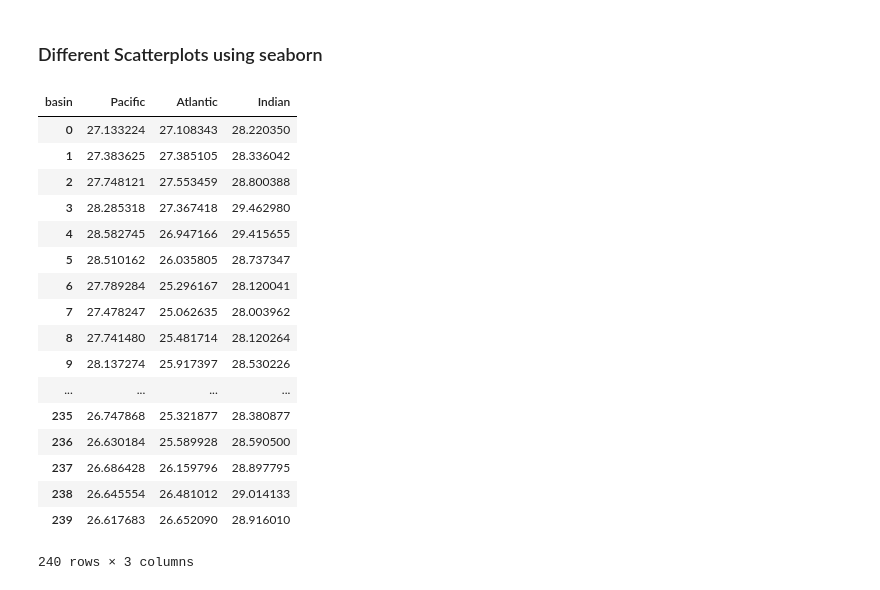
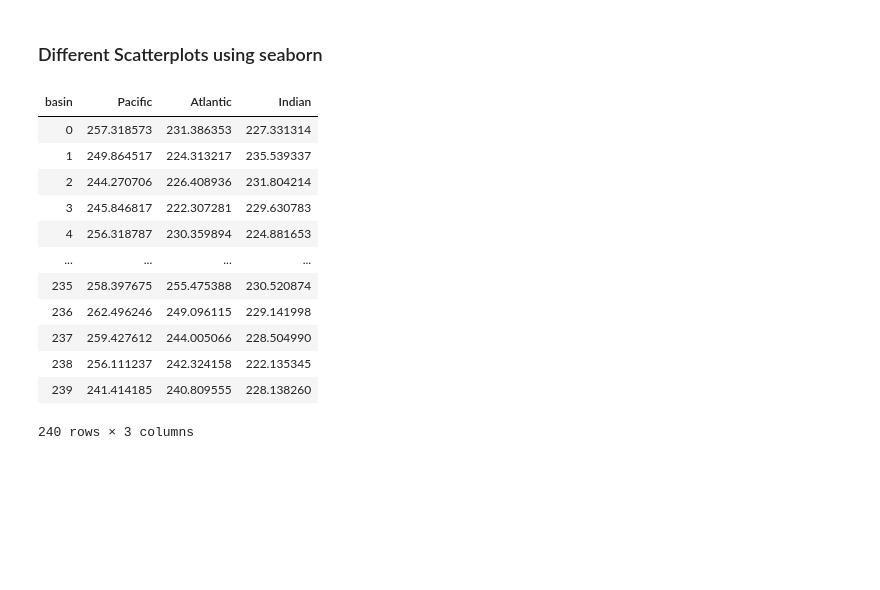
Before and after one commit to sisams/MPO624-2020, a Jupyter notebook: Course_Modules_Topics_Notebooks/covariance_matrix_and_decompositions/ENSO_multiple_variables_scatter_bins.ipynb, the cells around one changed output. Drawn from its saved outputs; the diff is of its cells as text; code cells hidden in the pictures; blank space fills up the shorter version.

```diff
--- a/Course_Modules_Topics_Notebooks/covariance_matrix_and_decompositions/ENSO_multiple_variables_scatter_bins.ipynb
+++ b/Course_Modules_Topics_Notebooks/covariance_matrix_and_decompositions/ENSO_multiple_variables_scatter_bins.ipynb
@@ -35,6 +35,7 @@ Data variables:
 # load variable data from file
 sst=data.sst
 olr=data.olr
+precip=data.precip
 lon=data.lon
 time=data.time
 print(sst.shape,lon.shape,time.shape)
@@ -182,17 +179,17 @@ AttributeError: 'numpy.ndarray' object has no attribute 'values'
 # %%
 # # slice according to longitude
-# Pac_sst = sst.sel(lon=slice(*Pac_lon_bnds))
-# Atl_sst = sst.sel(lon=(lon >= Atl_lon_bnds[0]) | (lon <= Atl_lon_bnds[1]))
-# Ind_sst = sst.sel(lon=slice(*Ind_lon_bnds))
-# print(Pac_sst.shape,Atl_sst.shape,Ind_sst.shape)
+Pac_sst,Pac_olr,Pac_precip = sst.sel(lon=slice(*Pac_lon_bnds)),olr.sel(lon=slice(*Pac_lon_bnds)),precip.sel(lon=slice(*Pac_lon_bnds))
+Atl_sst,Atl_olr,Atl_precip = sst.sel(lon=(lon >= Atl_lon_bnds[0]) | (lon <= Atl_lon_bnds[1])),olr.sel(lon=(lon >= Atl_lon_bnds[0]) | (lon <= Atl_lon_bnds[1])),precip.sel(lon=(lon >= Atl_lon_bnds[0]) | (lon <= Atl_lon_bnds[1]))
+Ind_sst,Ind_olr,Ind_precip = sst.sel(lon=slice(*Ind_lon_bnds)),olr.sel(lon=slice(*Ind_lon_bnds)),precip.sel(lon=slice(*Ind_lon_bnds))
+print(Pac_sst.shape,Atl_sst.shape,Ind_sst.shape)
 # %% [output]
 (240, 49) (240, 49) (240, 49)
 # %%
 # taking mean across longitudinal band
 
-Pac_sst = Pac_sst.mean(dim='lon')
-Atl_sst = Atl_sst.mean(dim='lon')
-Ind_sst = Ind_sst.mean(dim='lon')
+Pac_sst,Pac_olr,Pac_precip = Pac_sst.mean(dim='lon'),Pac_olr.mean(dim='lon'),Pac_precip.mean(dim='lon')
+Atl_sst,Atl_olr,Atl_precip = Atl_sst.mean(dim='lon'),Atl_olr.mean(dim='lon'),Atl_precip.mean(dim='lon')
+Ind_sst,Ind_olr,Ind_precip = Ind_sst.mean(dim='lon'),Ind_olr.mean(dim='lon'),Ind_precip.mean(dim='lon')
 print(Pac_sst.shape,Atl_sst.shape,Ind_sst.shape)
 # %% [output]
 (240,) (240,) (240,)
@@ -200,26 +197,21 @@ print(Pac_sst.shape,Atl_sst.shape,Ind_sst.shape)
 ### Different Scatterplots using seaborn
 # %%
 # setting up a dataframe where the rows are time and columns are basin
-d = {'Pacific': Pac_sst, 'Atlantic': Atl_sst, 'Indian': Ind_sst}
-df = pd.DataFrame(d,dtype=float)
-df = df.rename_axis('basin',axis='columns')
-df
+d1,d2,d3 = {'Pacific': Pac_sst, 'Atlantic': Atl_sst, 'Indian': Ind_sst},{'Pacific': Pac_olr, 'Atlantic': Atl_olr, 'Indian': Ind_olr},{'Pacific': Pac_precip, 'Atlantic': Atl_precip, 'Indian': Ind_precip}
+df1,df2,df3 = pd.DataFrame(d1,dtype=float),pd.DataFrame(d2,dtype=float),pd.DataFrame(d3,dtype=float)
+df1,df2,df3 = df1.rename_axis('basin',axis='columns'),df2.rename_axis('basin',axis='columns'),df3.rename_axis('basin',axis='columns')
+df2
 # %% [output]
 | basin | Pacific | Atlantic | Indian |
-| 0 | 27.133224 | 27.108343 | 28.220350 |
-| 1 | 27.383625 | 27.385105 | 28.336042 |
-| 2 | 27.748121 | 27.553459 | 28.800388 |
-| 3 | 28.285318 | 27.367418 | 29.462980 |
-| 4 | 28.582745 | 26.947166 | 29.415655 |
-| 5 | 28.510162 | 26.035805 | 28.737347 |
-| 6 | 27.789284 | 25.296167 | 28.120041 |
-| 7 | 27.478247 | 25.062635 | 28.003962 |
-| 8 | 27.741480 | 25.481714 | 28.120264 |
-| 9 | 28.137274 | 25.917397 | 28.530226 |
+| 0 | 257.318573 | 231.386353 | 227.331314 |
+| 1 | 249.864517 | 224.313217 | 235.539337 |
+| 2 | 244.270706 | 226.408936 | 231.804214 |
+| 3 | 245.846817 | 222.307281 | 229.630783 |
+| 4 | 256.318787 | 230.359894 | 224.881653 |
 | ... | ... | ... | ... |
-| 235 | 26.747868 | 25.321877 | 28.380877 |
-| 236 | 26.630184 | 25.589928 | 28.590500 |
-| 237 | 26.686428 | 26.159796 | 28.897795 |
-| 238 | 26.645554 | 26.481012 | 29.014133 |
-| 239 | 26.617683 | 26.652090 | 28.916010 |
+| 235 | 258.397675 | 255.475388 | 230.520874 |
+| 236 | 262.496246 | 249.096115 | 229.141998 |
+| 237 | 259.427612 | 244.005066 | 228.504990 |
+| 238 | 256.111237 | 242.324158 | 222.135345 |
+| 239 | 241.414185 | 240.809555 | 228.138260 |
 240 rows × 3 columns
```
Also changed, not shown: parts of 8 cells of this notebook.
